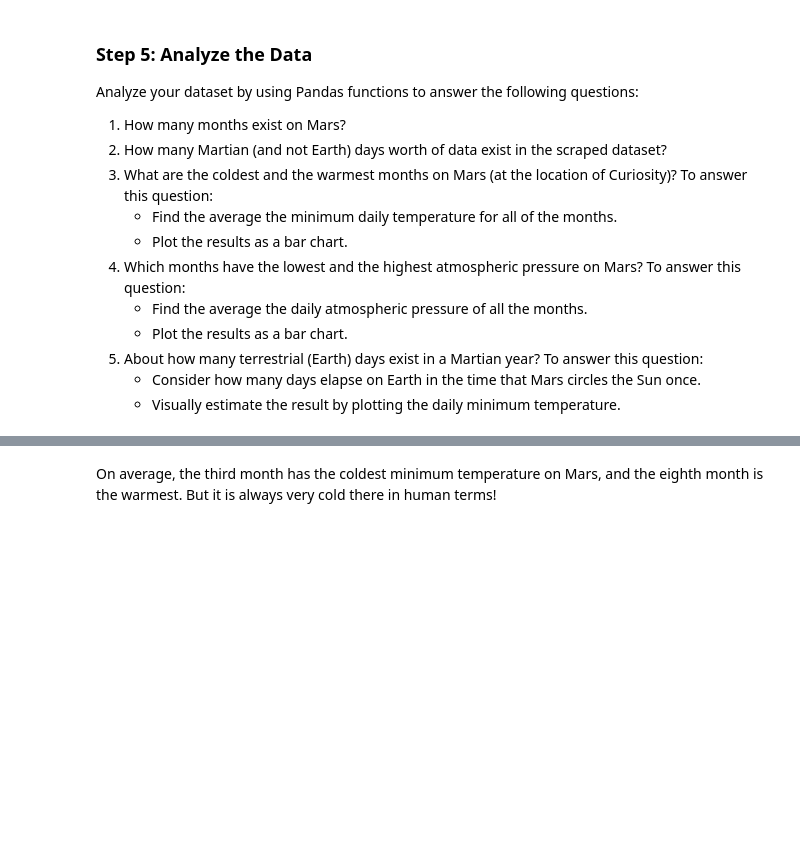
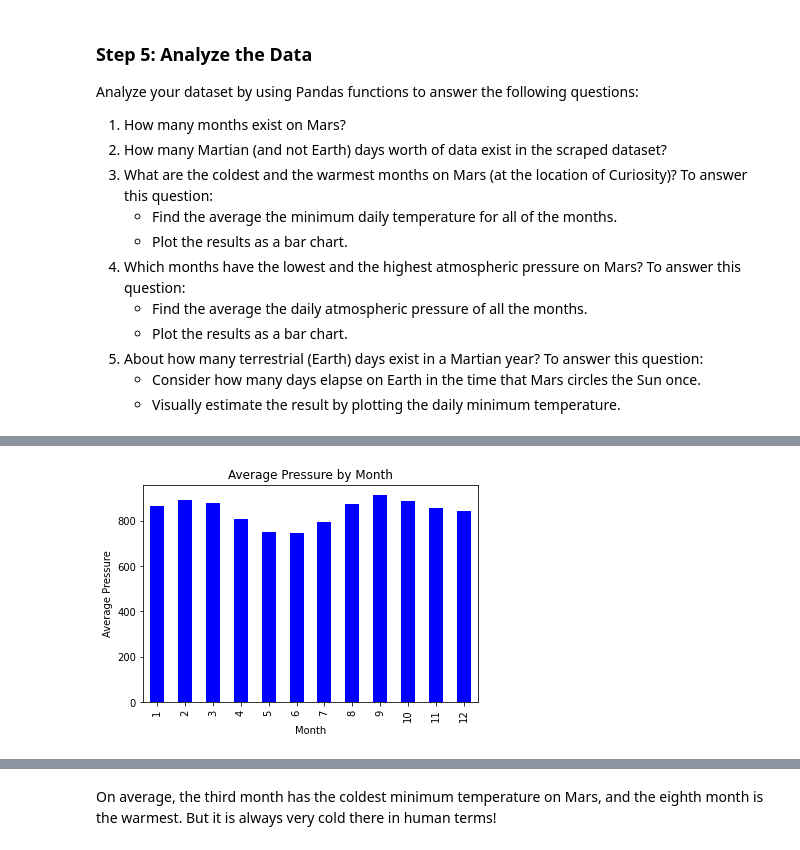
Before and after one commit to FahmidaBilla/Web-Scraping-Challenge, a Jupyter notebook: Mars_ipynb/part_2_mars_weather.ipynb, the cells around one changed output, grey strips where cells are left out. Cells and saved outputs as stored; diff of their text form; code cells hidden in the pictures; blank space fills up the shorter version.

```diff
--- a/Mars_ipynb/part_2_mars_weather.ipynb
+++ b/Mars_ipynb/part_2_mars_weather.ipynb
@@ -202,2 +234,5 @@ dtype: int64
 # %%
 # 4. Average pressure by Martian month
+avg_pressure = mars_weather_df.groupby('month')['pressure'].mean()
+
+avg_pressure
@@ -207,0 +254,14 @@ dtype: int64
+# %%
+# Plot the average pressure by month
+Fig2 = avg_pressure.plot(kind='bar', color='b')
+plt.xlabel('Month')
+plt.ylabel('Average Pressure')
+plt.title('Average Pressure by Month')
+
+# Save the chart image
+plt.savefig('../Output/Fig2.png')
+
+# Show the chart
+plt.show()
+# %% [output]
+[figure, added]
```
Also changed, not shown: parts of 18 cells of this notebook, 3 other files.
